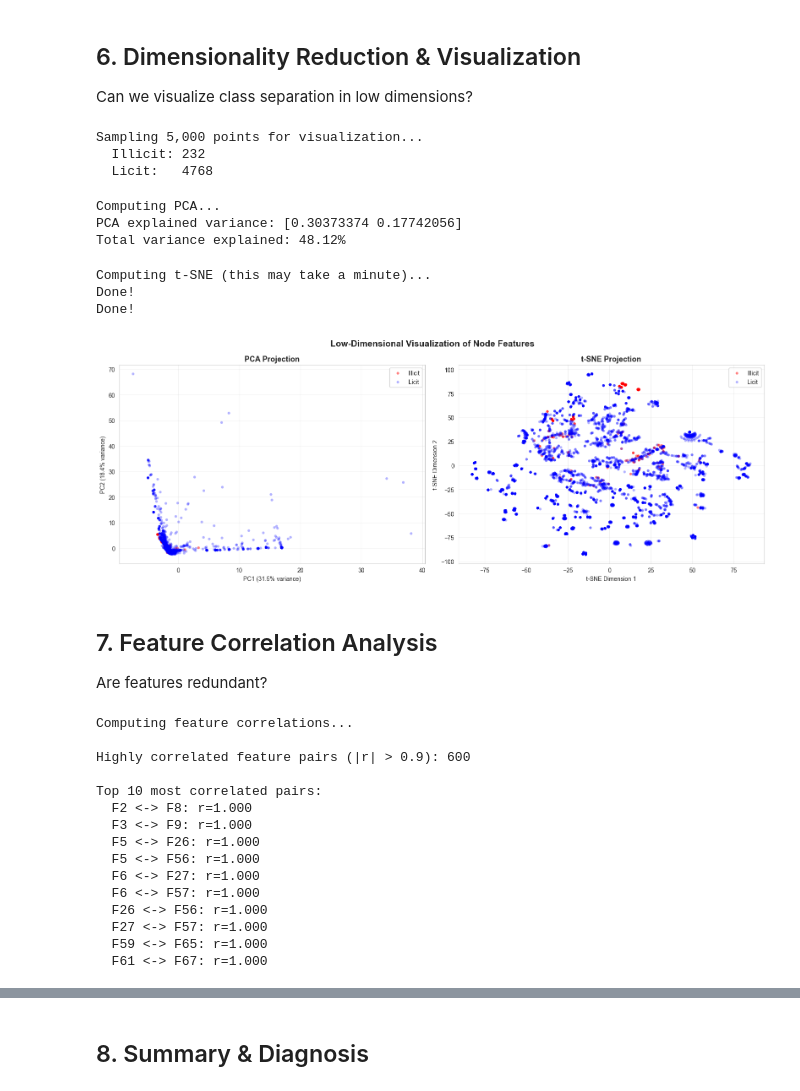
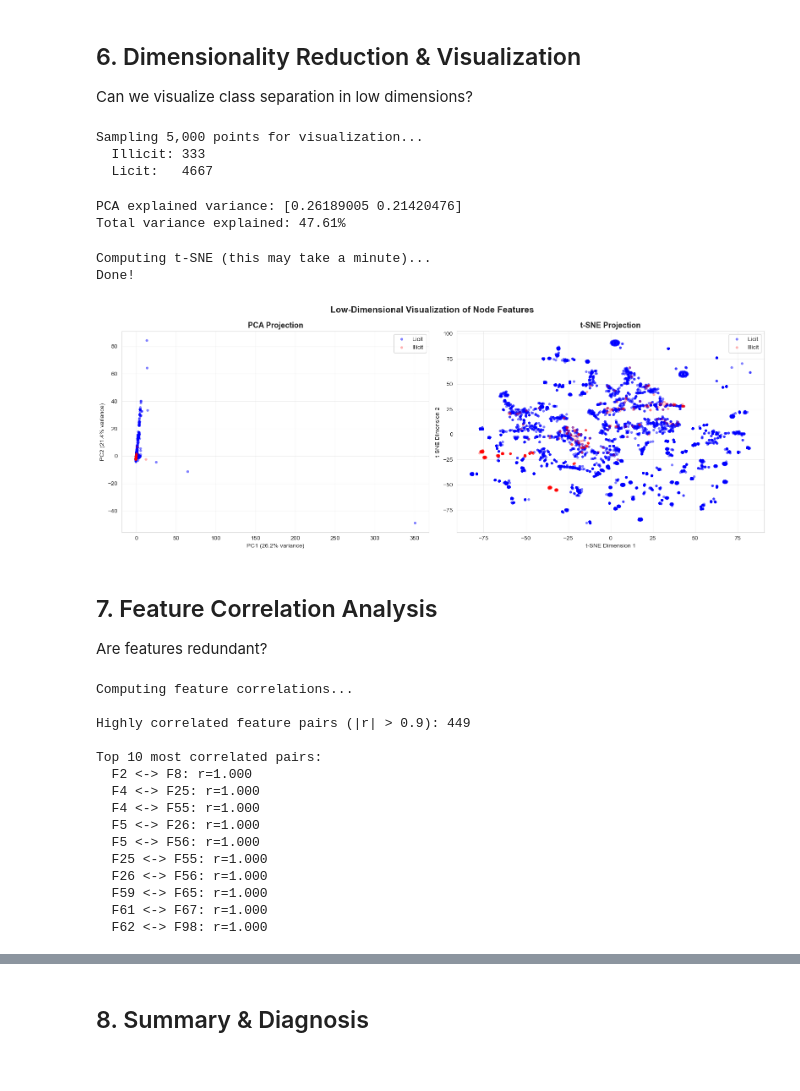
Before and after one commit to flatala/graph_ml, a Jupyter notebook: notebooks/feature_analysis.ipynb, the cells around one changed output, grey strips where cells are left out. Saved outputs shown, nothing was run; the diff lists cells and outputs as text; code cells hidden in the pictures.

```diff
--- a/notebooks/feature_analysis.ipynb
+++ b/notebooks/feature_analysis.ipynb
@@ -48,10 +44,9 @@ print('✅ Imports successful!')
 # %%
-# Configuration
 CONFIG = {
     'data_dir': '../elliptic_dataset',
-    'train_timesteps': (1, 25),
-    'val_timesteps': (26, 35),
-    'test_timesteps': (36, 45),
+    'train_timesteps': (5, 29),
+    'val_timesteps': (30, 33),
+    'test_timesteps': (34, 42),
     'seed': 42
 }
 
@@ -85,11 +73,11 @@ Columns: ['address', 'Time step', 'in_num', 'in_total_fees', 'in_mean_fees', 'in
 # %%
-# Create graph builder
 builder = TemporalNodeClassificationBuilder(
     nodes_df=nodes_df,
     edges_df=edges_df,
     include_class_as_feature=False,
     add_temporal_features=True,
-    verbose=True
+    verbose=True,
+    cache_dir=ROOT / 'graph_cache'
 )
 # %% [output]
   Pre-processing node features by (address, timestep)...
@@ -517,20 +493,17 @@ print(f"  Illicit: {np.sum(y_sample==1)}")
 print(f"  Licit:   {np.sum(y_sample==0)}")
 # %% [output]
 Sampling 5,000 points for visualization...
-  Illicit: 232
-  Licit:   4768
+  Illicit: 333
+  Licit:   4667
 # %%
-# PCA
-print("\nComputing PCA...")
 pca = PCA(n_components=2)
 X_pca = pca.fit_transform(X_sample)
 
 print(f"PCA explained variance: {pca.explained_variance_ratio_}")
 print(f"Total variance explained: {pca.explained_variance_ratio_.sum():.2%}")
 # %% [output]
-Computing PCA...
-PCA explained variance: [0.30373374 0.17742056]
-Total variance explained: 48.12%
+PCA explained variance: [0.26189005 0.21420476]
+Total variance explained: 47.61%
 # %%
 # t-SNE (slower, but better for visualization)
 print("\nComputing t-SNE (this may take a minute)...")
@@ -540,40 +513,39 @@ print("Done!")
 # %% [output]
 Computing t-SNE (this may take a minute)...
 Done!
-Done!
 # %%
 # Visualize
 fig, axes = plt.subplots(1, 2, figsize=(16, 6))
 
 # PCA
 ax = axes[0]
 scatter_pca = ax.scatter(X_pca[y_sample==0, 0], X_pca[y_sample==0, 1],
-                          c='red', alpha=0.5, s=20, label='Illicit', edgecolors='none')
+                          c='blue', alpha=0.5, s=20, label='Licit', edgecolors='none')
 scatter_pca = ax.scatter(X_pca[y_sample==1, 0], X_pca[y_sample==1, 1],
-                          c='blue', alpha=0.3, s=20, label='Licit', edgecolors='none')
+                          c='red', alpha=0.3, s=20, label='Illicit', edgecolors='none')
 ax.set_xlabel(f'PC1 ({pca.explained_variance_ratio_[0]:.1%} variance)')
 ax.set_ylabel(f'PC2 ({pca.explained_variance_ratio_[1]:.1%} variance)')
 ax.set_title('PCA Projection', fontweight='bold', fontsize=13)
 ax.legend()
 ax.grid(True, alpha=0.3)
 
 # t-SNE
 ax = axes[1]
 scatter_tsne = ax.scatter(X_tsne[y_sample==0, 0], X_tsne[y_sample==0, 1],
-                           c='red', alpha=0.5, s=20, label='Illicit', edgecolors='none')
+                           c='blue', alpha=0.5, s=20, label='Licit', edgecolors='none')
 scatter_tsne = ax.scatter(X_tsne[y_sample==1, 0], X_tsne[y_sample==1, 1],
-                           c='blue', alpha=0.3, s=20, label='Licit', edgecolors='none')
+                           c='red', alpha=0.3, s=20, label='Illicit', edgecolors='none')
 ax.set_xlabel('t-SNE Dimension 1')
 ax.set_ylabel('t-SNE Dimension 2')
 ax.set_title('t-SNE Projection', fontweight='bold', fontsize=13)
 ax.legend()
 ax.grid(True, alpha=0.3)
 
 plt.suptitle('Low-Dimensional Visualization of Node Features', fontsize=15, fontweight='bold')
 plt.tight_layout()
 plt.show()
 # %% [output]
-[figure, old version]
+[figure, new version]
 # %% [markdown]
 ## 7. Feature Correlation Analysis
 
@@ -599,19 +571,19 @@ if high_corr_pairs:
 # %% [output]
 Computing feature correlations...
 
-Highly correlated feature pairs (|r| > 0.9): 600
+Highly correlated feature pairs (|r| > 0.9): 449
 
 Top 10 most correlated pairs:
   F2 <-> F8: r=1.000
-  F3 <-> F9: r=1.000
+  F4 <-> F25: r=1.000
+  F4 <-> F55: r=1.000
   F5 <-> F26: r=1.000
   F5 <-> F56: r=1.000
-  F6 <-> F27: r=1.000
-  F6 <-> F57: r=1.000
+  F25 <-> F55: r=1.000
   F26 <-> F56: r=1.000
-  F27 <-> F57: r=1.000
   F59 <-> F65: r=1.000
   F61 <-> F67: r=1.000
+  F62 <-> F98: r=1.000
 # %%
 # Visualize correlation matrix (subsample features for readability)
 sample_features_for_viz = np.linspace(0, X_train.shape[1]-1, 30, dtype=int)
```
Also changed, not shown: parts of 14 cells of this notebook, 6 other files.
